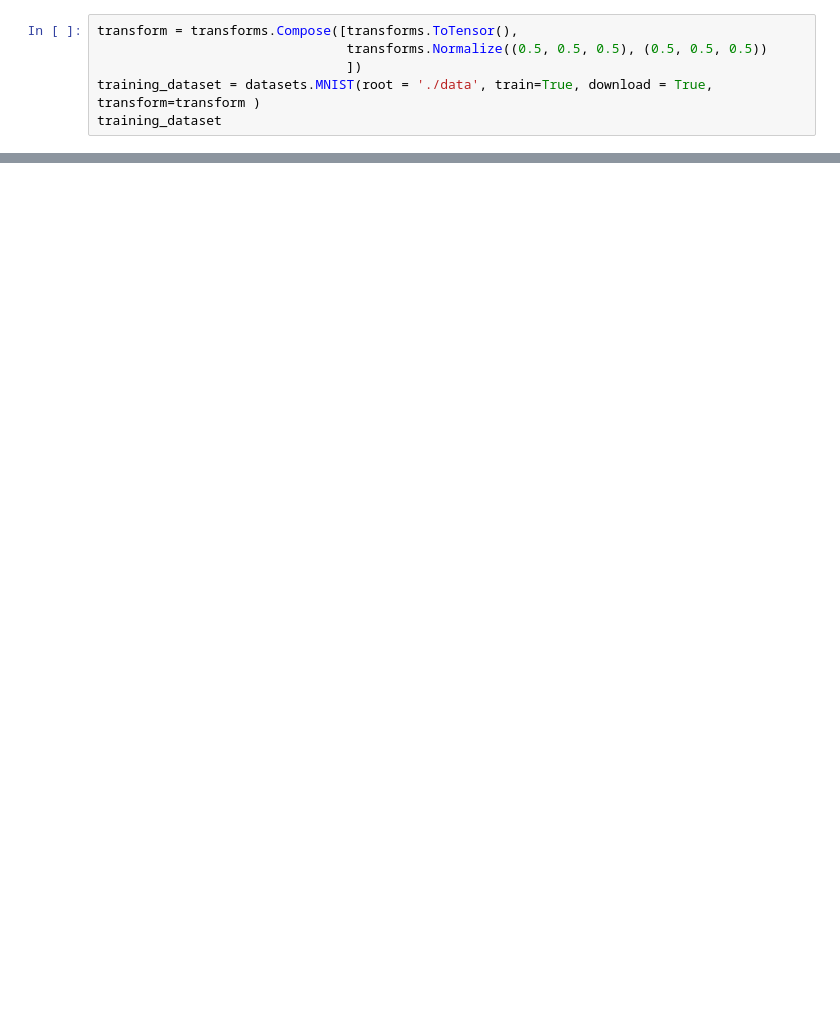
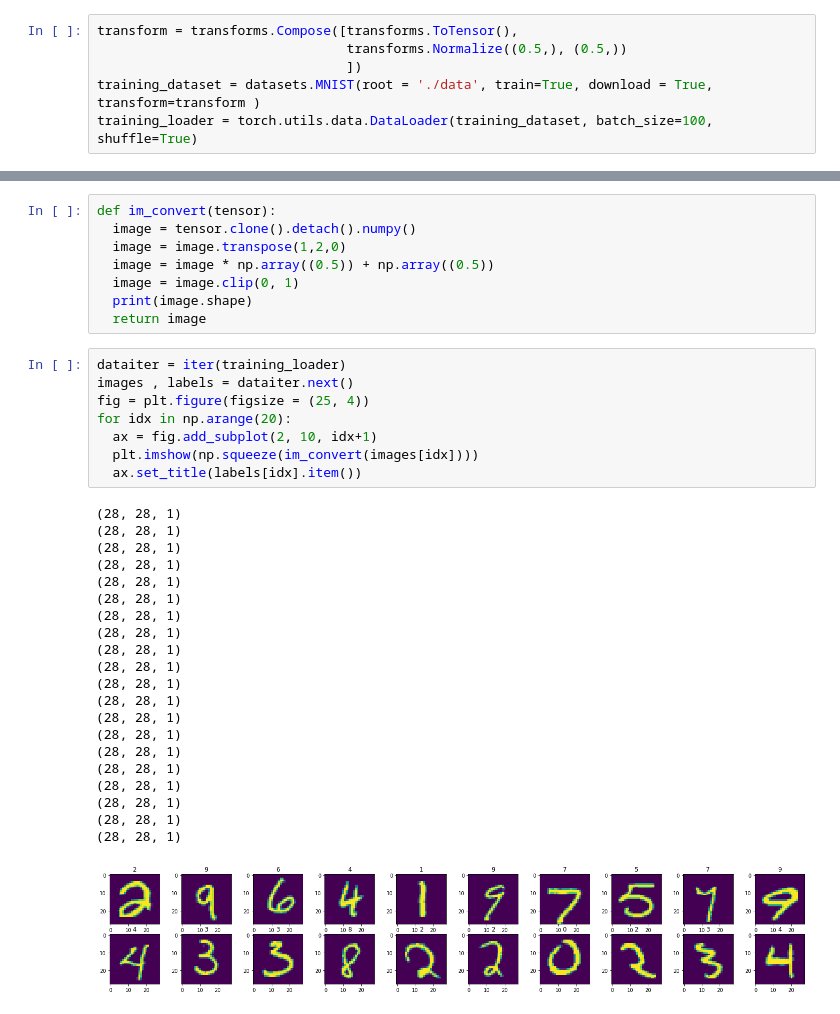
Before and after one commit to Masoud-Ghasemian/Basic_PyTorch, a Jupyter notebook: MNIST.ipynb, the cells around one changed output, grey strips where cells are left out. Cells and saved outputs as stored; diff of their text form; blank space fills up the shorter version.

```diff
--- a/MNIST.ipynb
+++ b/MNIST.ipynb
@@ -8,9 +10,9 @@ from torchvision import datasets, transforms
 # %%
 transform = transforms.Compose([transforms.ToTensor(),
-                                transforms.Normalize((0.5, 0.5, 0.5), (0.5, 0.5, 0.5))
+                                transforms.Normalize((0.5,), (0.5,))
                                 ])
 training_dataset = datasets.MNIST(root = './data', train=True, download = True, transform=transform )
-training_dataset
+training_loader = torch.utils.data.DataLoader(training_dataset, batch_size=100, shuffle=True)
 # %% [output]
 Downloading http://yann.lecun.com/exdb/mnist/train-images-idx3-ubyte.gz to ./data/MNIST/raw/train-images-idx3-ubyte.gz
 Extracting ./data/MNIST/raw/train-images-idx3-ubyte.gz to ./data/MNIST/raw
@@ -35,0 +28,38 @@ Transform: Compose(
+# %%
+def im_convert(tensor):
+  image = tensor.clone().detach().numpy()
+  image = image.transpose(1,2,0)
+  image = image * np.array((0.5)) + np.array((0.5))
+  image = image.clip(0, 1)
+  print(image.shape)
+  return image
+# %%
+dataiter = iter(training_loader)
+images , labels = dataiter.next()
+fig = plt.figure(figsize = (25, 4))
+for idx in np.arange(20):
+  ax = fig.add_subplot(2, 10, idx+1)
+  plt.imshow(np.squeeze(im_convert(images[idx])))
+  ax.set_title(labels[idx].item())
+# %% [output]
+(28, 28, 1)
+(28, 28, 1)
+(28, 28, 1)
+(28, 28, 1)
+(28, 28, 1)
+(28, 28, 1)
+(28, 28, 1)
+(28, 28, 1)
+(28, 28, 1)
+(28, 28, 1)
+(28, 28, 1)
+(28, 28, 1)
+(28, 28, 1)
+(28, 28, 1)
+(28, 28, 1)
+(28, 28, 1)
+(28, 28, 1)
+(28, 28, 1)
+(28, 28, 1)
+(28, 28, 1)
+[figure, added]
```
Also changed, not shown: parts of 6 cells of this notebook.
